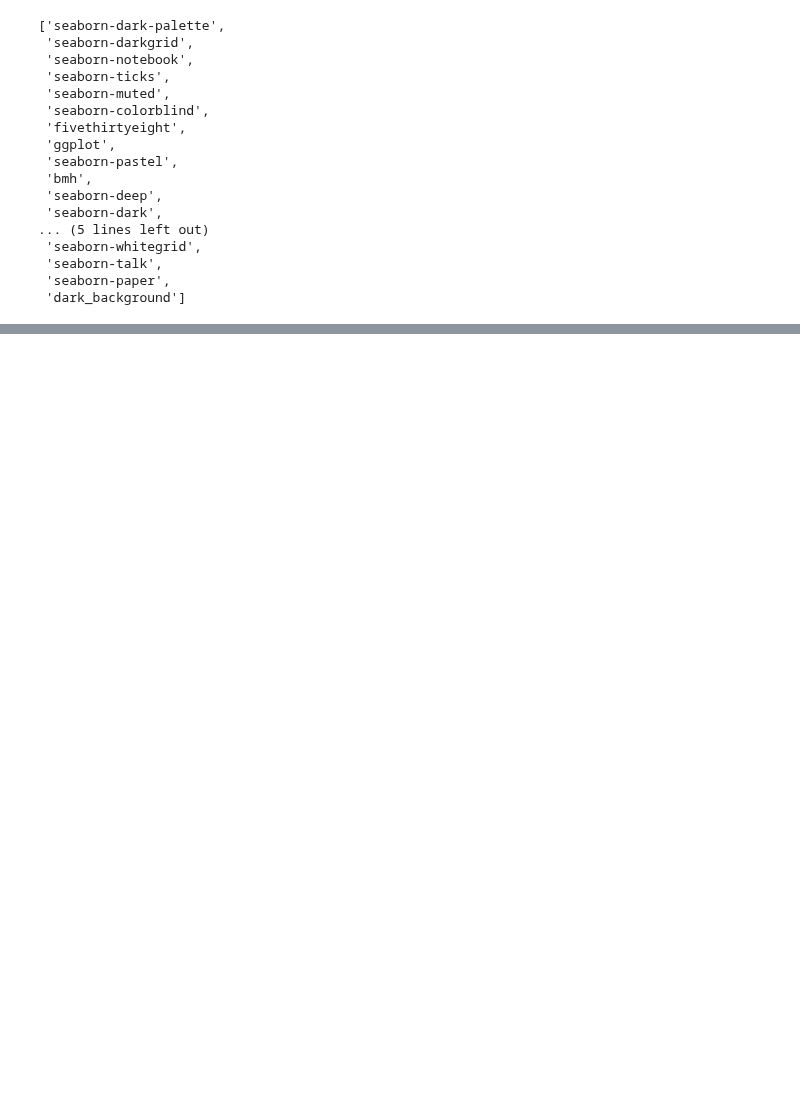
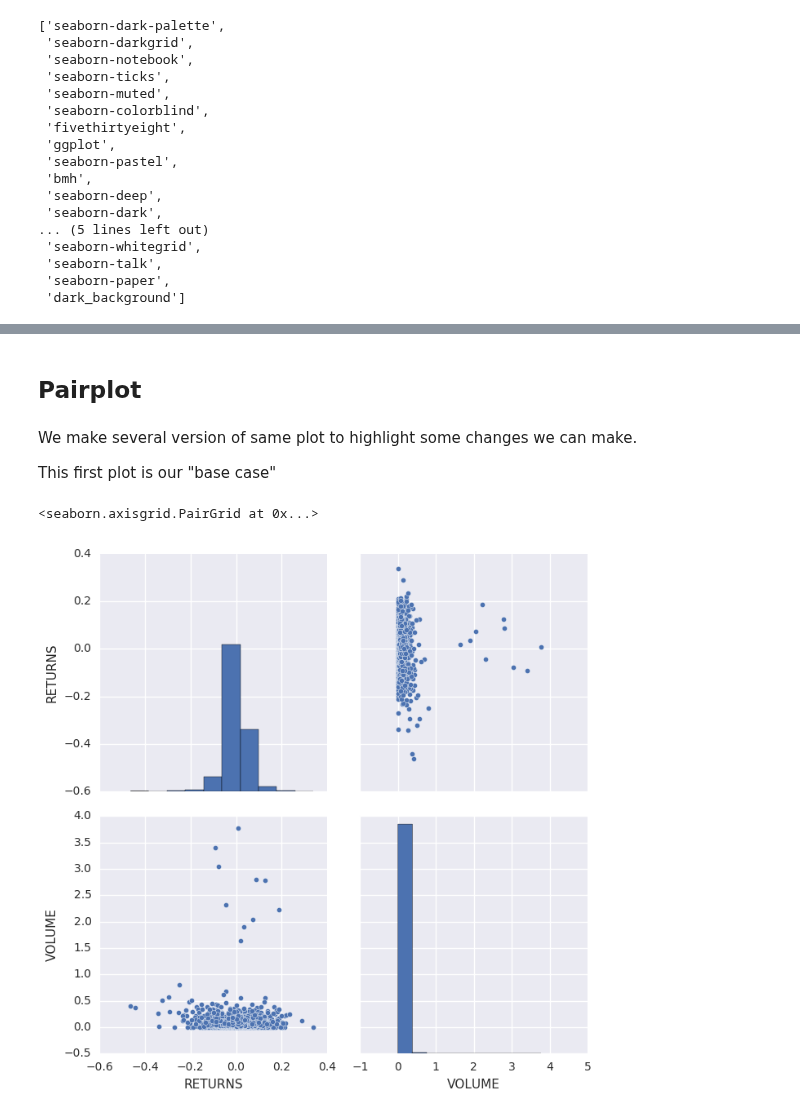
Before and after one commit to DaveBackus/Data_Bootcamp, a Jupyter notebook: Code/IPython/bootcamp_advgraphics_seaborn.ipynb, the cells around one changed output, grey strips where cells are left out. Cells and saved outputs as stored; diff of their text form; code cells hidden in the pictures; blank space fills up the shorter version.

```diff
--- a/Code/IPython/bootcamp_advgraphics_seaborn.ipynb
+++ b/Code/IPython/bootcamp_advgraphics_seaborn.ipynb
@@ -171,0 +176,2 @@ data.set_index("TICKER").loc["AAPL"].head(750).tail(5)
+# %%
+minidata.set_index("TICKER").tail(5)
@@ -238,0 +296,11 @@ plt.style.available
+# %% [markdown]
+## Pairplot
+# %% [markdown]
+We make several version of same plot to highlight some changes we can make.
+
+This first plot is our "base case"
+# %%
+sns.pairplot(minidata[["RETURNS", "VOLUME", "TICKER"]], size=3.5)
+# %% [output]
+<seaborn.axisgrid.PairGrid at 0x...>
+[figure, added]
```
Also changed, not shown: parts of 37 cells of this notebook, 2 other files.
